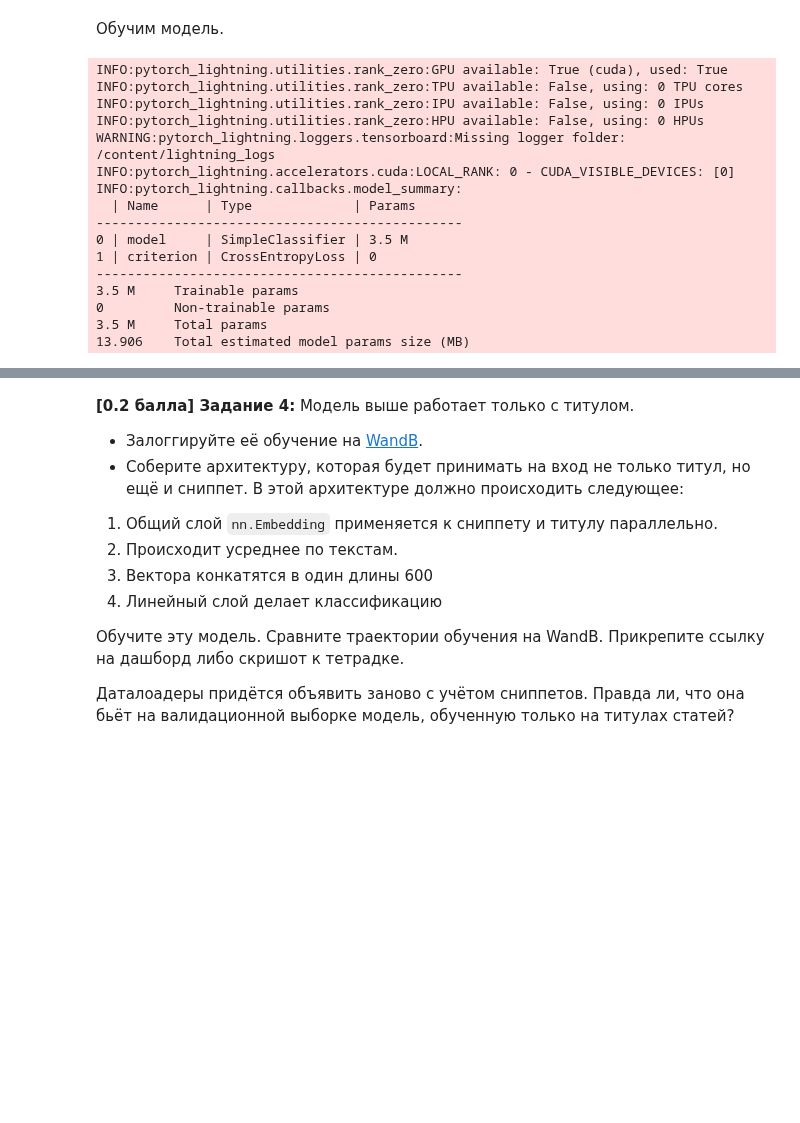
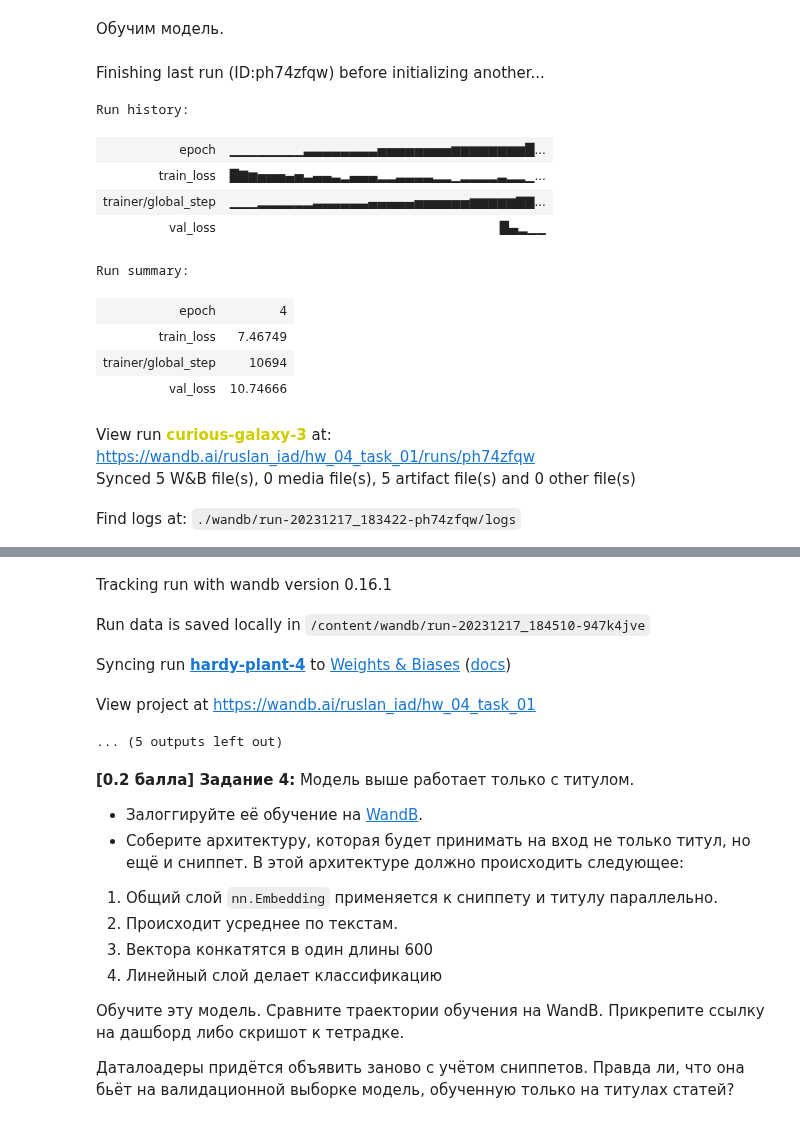
Before and after one commit to RuslanGaliullin/iad-deep-learning, a Jupyter notebook: 2023/homeworks/hw4_texts.ipynb, the cells around one changed output, grey strips where cells are left out. Cells and saved outputs as stored; diff of their text form; code cells hidden in the pictures; blank space fills up the shorter version.

```diff
--- a/2023/homeworks/hw4_texts.ipynb
+++ b/2023/homeworks/hw4_texts.ipynb
@@ -530,29 +539,30 @@ class TrainLightningModule(pl.LightningModule):
 # %%
 EMBEDDING_DIM = 300
 EPOCHS = 5
 LR = 1e-3
+
+wandb_logger = WandbLogger(log_model='all')
+wandb.init(project="hw_04_task_01")
 
 model_baseline = SimpleClassifier(VOCAB_SIZE, EMBEDDING_DIM, CLASSES_NUM)
 criterion = torch.nn.CrossEntropyLoss()
 
 train_module =TrainLightningModule(model_baseline, LR, criterion)
 
-trainer = pl.Trainer(accelerator="gpu", max_epochs=EPOCHS)
+trainer = pl.Trainer(accelerator="gpu",logger=wandb_logger, max_epochs=EPOCHS)
 trainer.fit(train_module, train_dataloader, val_dataloader)
 # %% [output]
+Finishing last run (ID:ph74zfqw) before initializing another...
-INFO:pytorch_lightning.utilities.rank_zero:GPU available: True (cuda), used: True
-INFO:pytorch_lightning.utilities.rank_zero:TPU available: False, using: 0 TPU cores
-INFO:pytorch_lightning.utilities.rank_zero:IPU available: False, using: 0 IPUs
-INFO:pytorch_lightning.utilities.rank_zero:HPU available: False, using: 0 HPUs
-WARNING:pytorch_lightning.loggers.tensorboard:Missing logger folder: /content/lightning_logs
-INFO:pytorch_lightning.accelerators.cuda:LOCAL_RANK: 0 - CUDA_VISIBLE_DEVICES: [0]
-INFO:pytorch_lightning.callbacks.model_summary:
-  | Name      | Type             | Params
------------------------------------------------
-0 | model     | SimpleClassifier | 3.5 M
-1 | criterion | CrossEntropyLoss | 0
------------------------------------------------
-3.5 M     Trainable params
-0         Non-trainable params
-3.5 M     Total params
-13.906    Total estimated model params size (MB)
+Run history:
+| epoch | ▁▁▁▁▁▁▁▁▃▃▃▃▃▃▃▃▅▅▅▅▅▅▅▅▆▆▆▆▆▆▆▆█... |
+| train_loss | █▇▆▅▅▅▄▅▃▄▄▃▂▄▄▄▂▂▃▃▃▃▂▂▁▂▂▂▂▃▂▂▁... |
+| trainer/global_step | ▁▁▁▂▂▂▂▂▂▃▃▃▃▃▃▄▄▄▄▄▅▅▅▅▅▅▆▆▆▆▆▇▇... |
+| val_loss | █▄▂▁▁ |
+Run summary:
+| epoch | 4 |
+| train_loss | 7.46749 |
+| trainer/global_step | 10694 |
+| val_loss | 10.74666 |
+View run curious-galaxy-3 at: https://wandb.ai/ruslan_iad/hw_04_task_01/runs/ph74zfqw
+Synced 5 W&B file(s), 0 media file(s), 5 artifact file(s) and 0 other file(s)
+Find logs at: ./wandb/run-20231217_183422-ph74zfqw/logs
@@ -559,3 +570,8 @@ INFO:pytorch_lightning.callbacks.model_summary:
+Tracking run with wandb version 0.16.1
+Run data is saved locally in /content/wandb/run-20231217_184510-947k4jve
+Syncing run hardy-plant-4 to Weights & Biases (docs)
+View project at https://wandb.ai/ruslan_iad/hw_04_task_01
+... (5 outputs left out)
 # %% [markdown]
 __[0.2 балла] Задание 4:__  Модель выше работает только с титулом.
 
```
Also changed, not shown: parts of 15 cells of this notebook.
